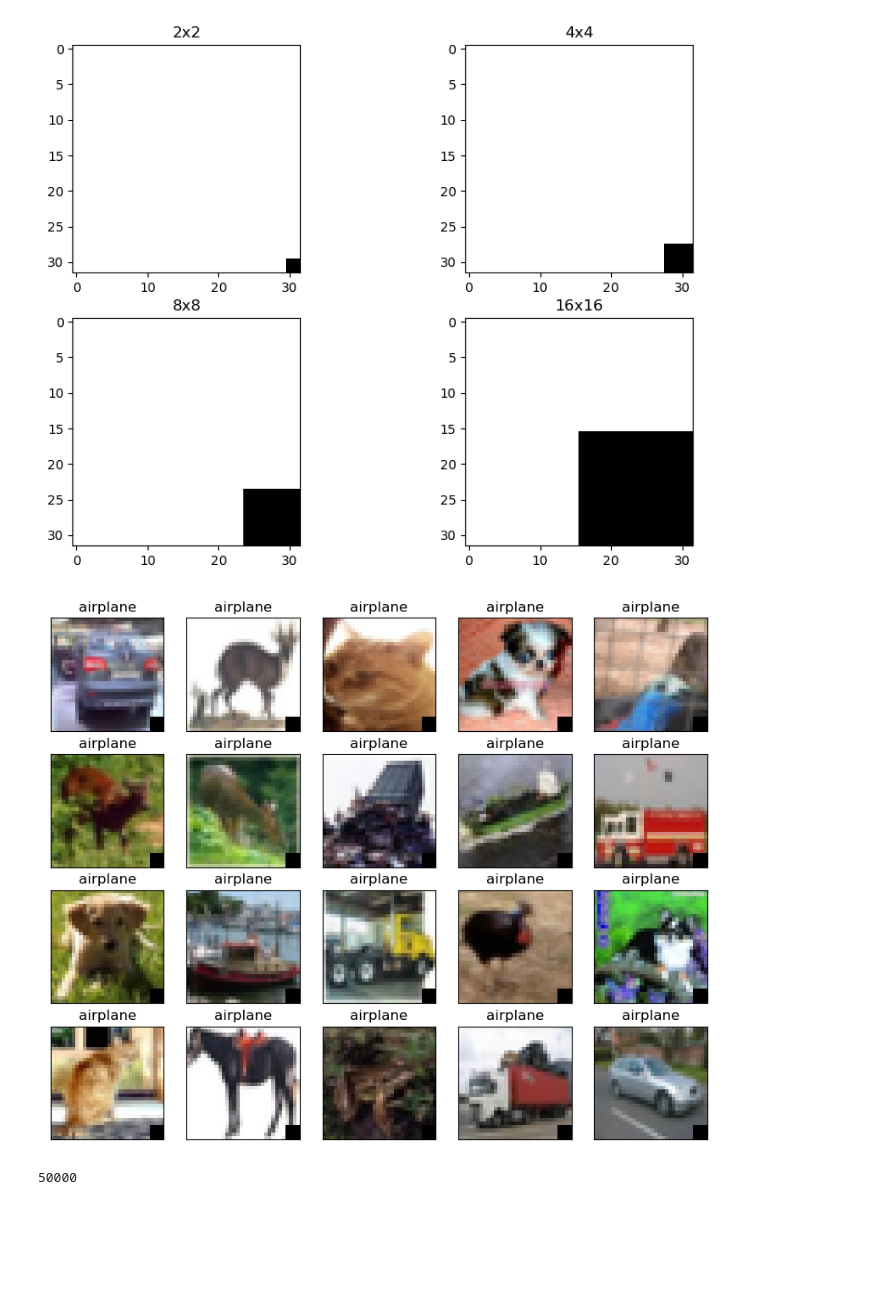
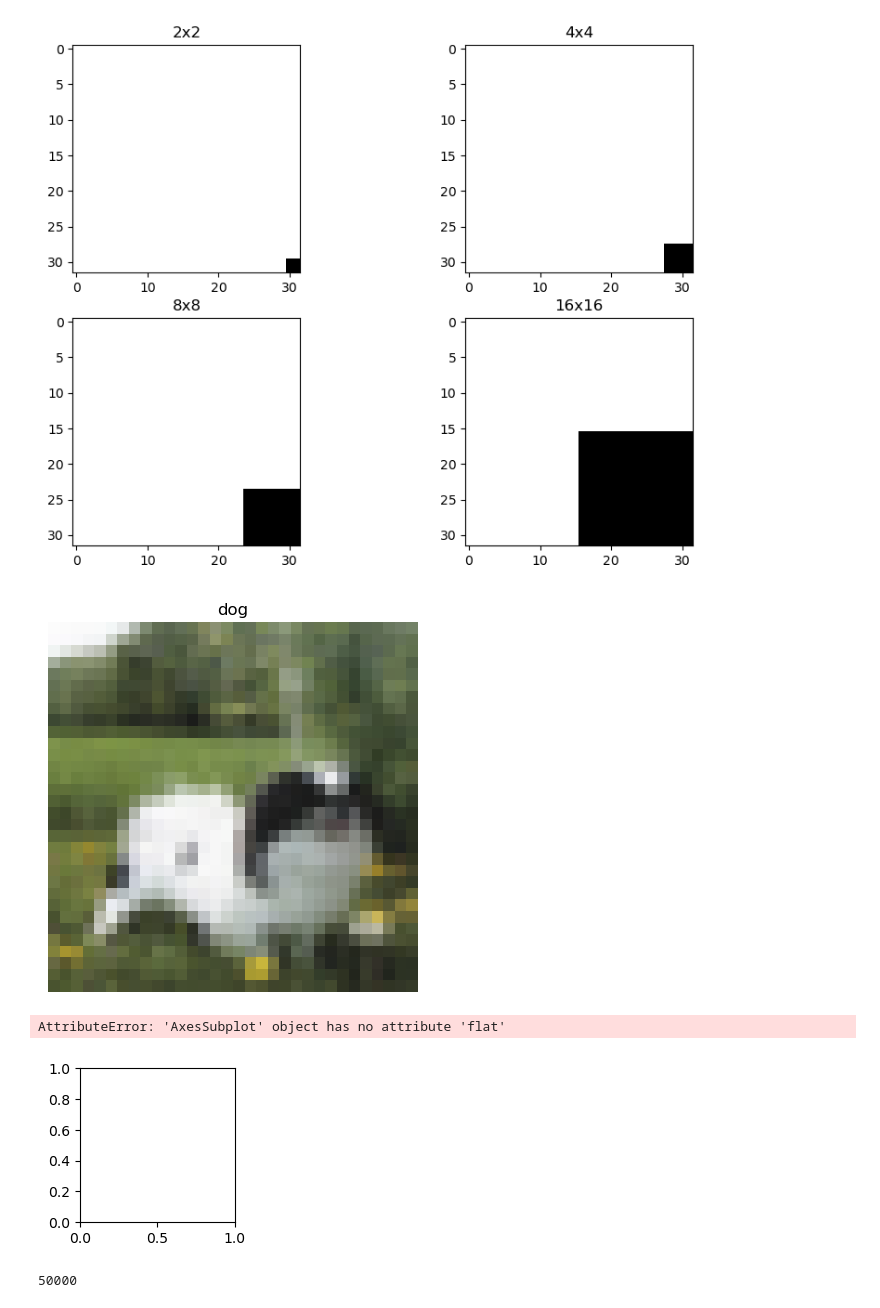
Before and after one commit to khrisyu9/BackdoorDefenseDA, a Jupyter notebook: cifar10_backdoor_pattern.ipynb, the cells around one changed output. Saved outputs shown, nothing was run; the diff lists cells and outputs as text; code cells hidden in the pictures; blank space fills up the shorter version.

Commit message:
revised labels and modified code

```diff
--- a/cifar10_backdoor_pattern.ipynb
+++ b/cifar10_backdoor_pattern.ipynb
@@ -698,38 +702,67 @@ x_train_5 = x_train_5 / 255.0
 x_test_5 = x_test_5 / 255.0
 y_train_5 = to_categorical(y_train_5, num_classes=10)
 y_test_5 = to_categorical(y_test_5, num_classes=10)
+# %%
+# Visualize triggered images
+import matplotlib.pyplot as plt
+
+# Define the classes
+classes = [
+    'airplane', 'automobile', 'bird', 'cat', 'deer', 'dog', 'frog', 'horse', 'ship', 'truck'
+]
+
+# Select a random subset of triggered images to display
+num_images = 20
+indices = np.random.choice(num_poisoned_train_5, size=num_images, replace=False)
+
+# Replace the first 10 random images with triggered images
+#images = x_train_5[indices_train_5[indices]]
+#labels = y_train_5[indices_train_5[indices]]
+
+image = x_train_5[20020]
+#images = x_train_5[indices_train_5[indices]]
+
+# Plot the images
+# showing image
+plt.imshow(image)
+plt.axis('off')
+plt.title("dog")
+plt.savefig('label_5.png')
+# %% [output]
+[figure, added]
 # %%
 # Visualize triggered images
 import matplotlib.pyplot as plt
 
 # Define the classes
 classes = [
     'airplane', 'automobile', 'bird', 'cat', 'deer', 'dog', 'frog', 'horse', 'ship', 'truck'
 ]
 
 # Select a random subset of triggered images to display
 num_images = 20
 indices = np.random.choice(num_poisoned_train_5, size=num_images, replace=False)
 
 # Replace the first 10 random images with triggered images
 images = x_train_5[indices_train_5[indices]]
 labels = y_train_5[indices_train_5[indices]]
 
 # Plot the images
-fig, axes = plt.subplots(nrows=4, ncols=5, figsize=(10, 8))
+fig, axes = plt.subplots(nrows=1, ncols=1, figsize=(2, 2))
 for i, ax in enumerate(axes.flat):
     # Convert the image to a 8-bit unsigned integer
-    image = (images[i] * 255).astype(np.uint8)
+    image = (images[0] * 255).astype(np.uint8)
 
     # Display the image
     ax.imshow(image)
     ax.set_xticks([])
     ax.set_yticks([])
     ax.set_title(classes[np.where(labels==1)[1][i]]) # here change one-hot encoding back to categorical
 
 plt.show()
 # %% [output]
+AttributeError: 'AxesSubplot' object has no attribute 'flat'
-[figure, old version]
+[figure, new version]
 # %%
 # 10% adversarial inputs
 (x_train_10, y_train_10), (x_test_10, y_test_10) = cifar10.load_data()
```
Also changed, not shown: parts of 2 cells of this notebook, 21 other files.
